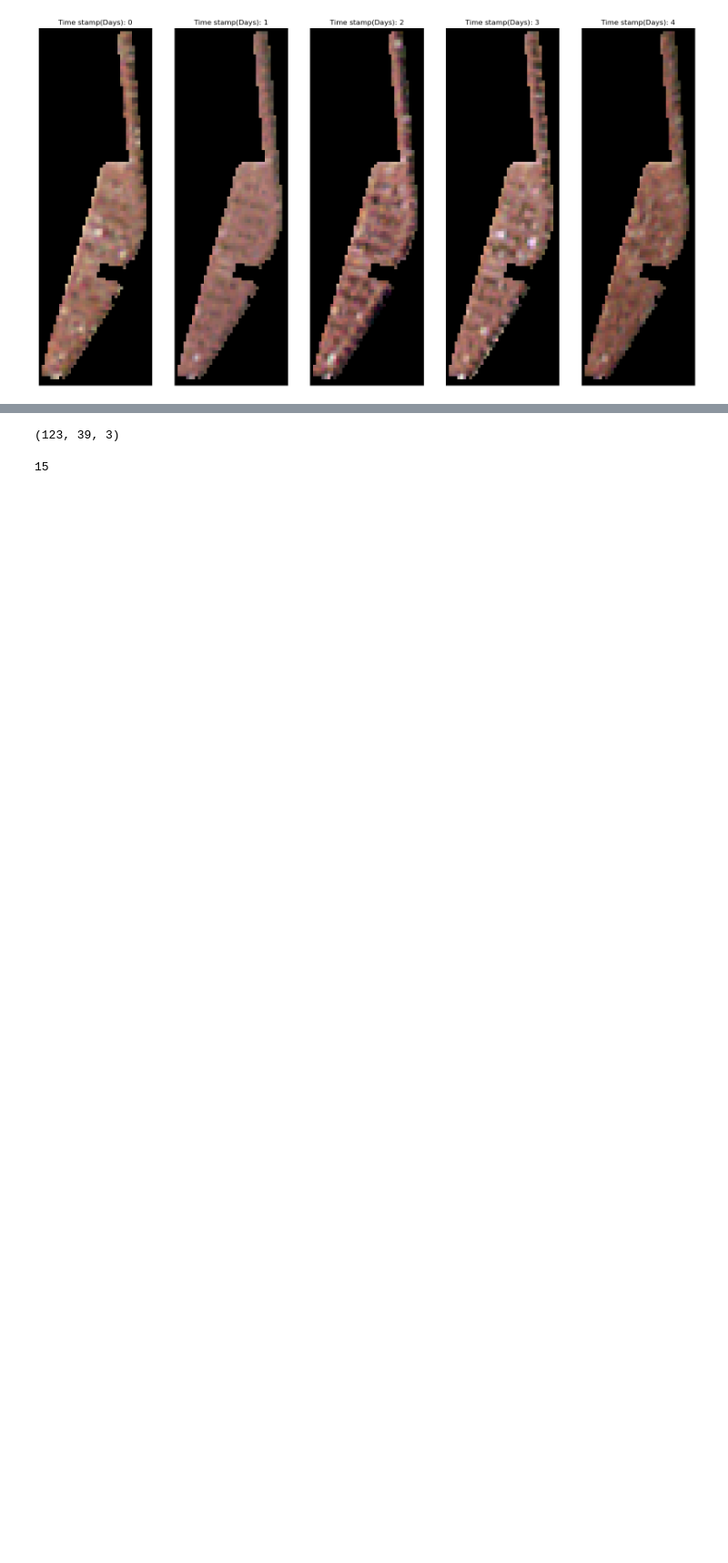
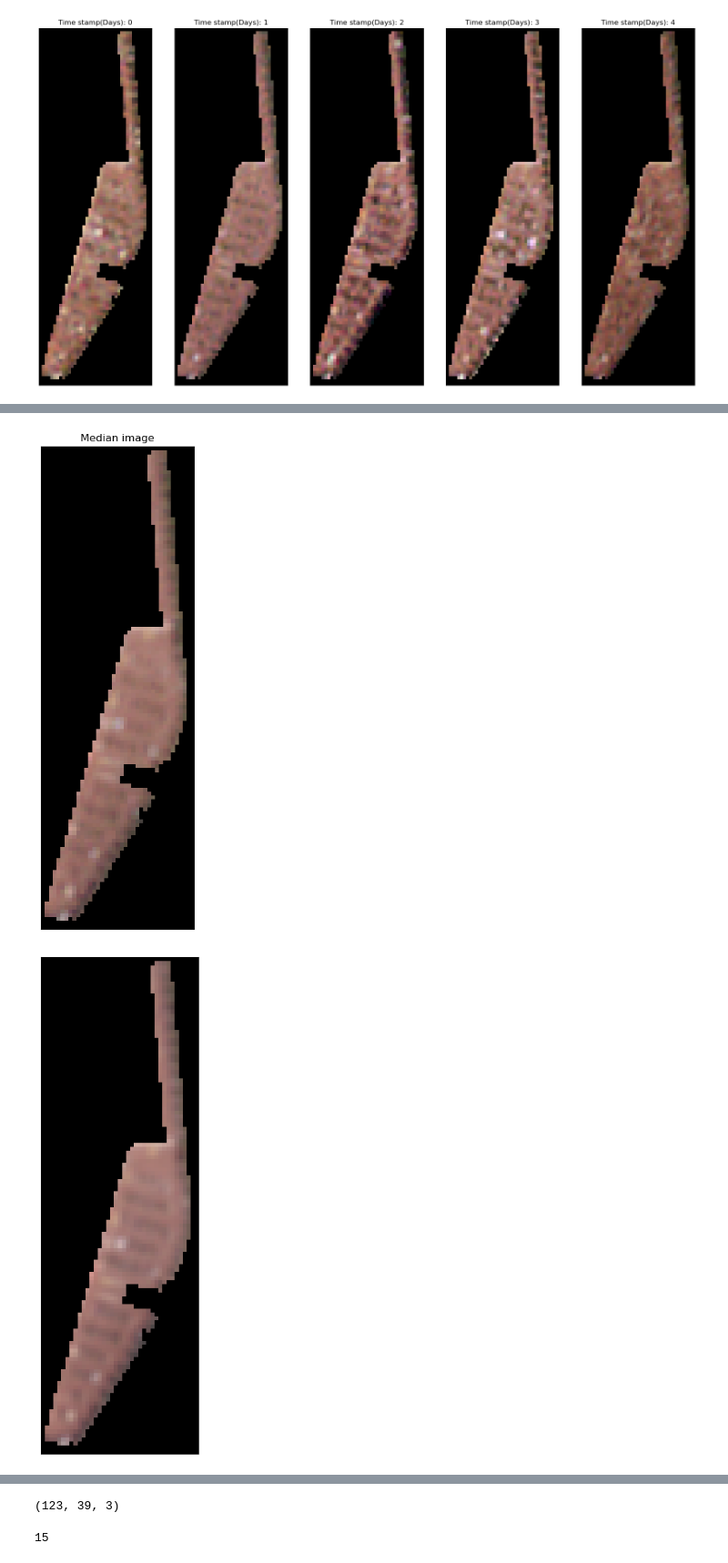
Before and after one commit to akansh12/detect-car-LR, a Jupyter notebook: notebooks/Exp_7/patch_based.ipynb, the cells around one changed output, grey strips where cells are left out. Shown at 91% size. Cells and saved outputs as stored; diff of their text form; code cells hidden in the pictures; blank space fills up the shorter version.

```diff
--- a/notebooks/Exp_7/patch_based.ipynb
+++ b/notebooks/Exp_7/patch_based.ipynb
@@ -190,0 +226,21 @@ for i in range(5):
+# %%
+# Median image of all sundays in the dataset
+sunday_images = df[df.label == 1].image_path.values
+sunday_median, sunday_median_image = create_median_image(sunday_images)
+plt.figure(figsize=(10,10))
+plt.imshow(sunday_median_image)
+plt.title("Median image")
+plt.xticks([])
+plt.yticks([])
+
+#median image of all weekdays in the dataset
+weekday_images = df.image_path.values
+weekday_median, weekday_median_image = create_median_image(weekday_images)
+plt.figure(figsize=(10,10))
+plt.imshow(weekday_median_image)
+plt.xticks([])
+plt.yticks([])
+plt.show()
+# %% [output]
+[figure, added]
+[figure, added]
```
Also changed, not shown: parts of 20 cells of this notebook, 3 other files.
